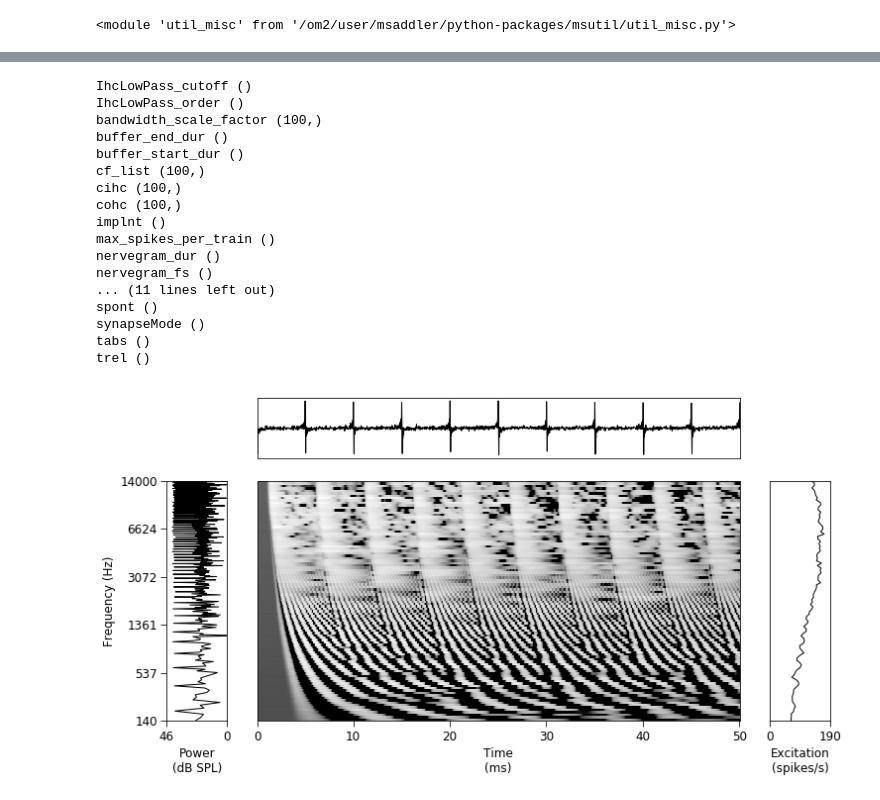
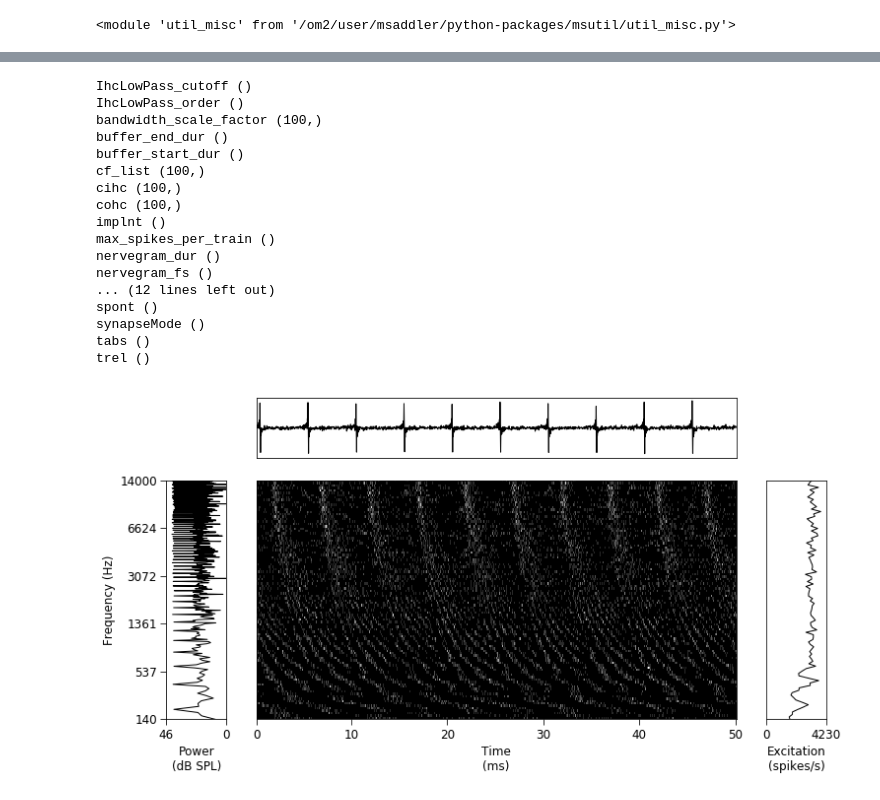
Before and after one commit to msaddler/bez2018model, a Jupyter notebook: notebook_figures_bez2018model.ipynb, the cells around one changed output, grey strips where cells are left out. Drawn from its saved outputs; the diff is of its cells as text; code cells hidden in the pictures.

```diff
--- a/notebook_figures_bez2018model.ipynb
+++ b/notebook_figures_bez2018model.ipynb
@@ -213,6 +215,6 @@ plt.show()
 # %%
 sr = 32000
-t = np.arange(0, 0.050, 1/sr)
+t = np.arange(0, 0.150, 1/sr)
 f0 = 200
 snr = 10
 dBSPL = 60
@@ -256,7 +258,7 @@ kwargs_nervegram = {
     'min_cf': 125,
     'max_cf': 14e3,
     'max_spikes_per_train': 500,
-    'num_spike_trains': 1,
+    'num_spike_trains': 20,
     'cohc': 1.0,
     'cihc': 1.0,
     'IhcLowPass_cutoff': 3000,
@@ -271,8 +273,8 @@ kwargs_nervegram = {
     'return_meanrates': True,
     'return_spike_times': False,
     'return_spike_tensor_sparse': False,
-    'return_spike_tensor_dense': False,
-    'nervegram_spike_tensor_fs': 100e3,
+    'return_spike_tensor_dense': True,
+    'nervegram_spike_tensor_fs': 10e3,
 }
 
 out_dict = bez2018model.nervegram(y, sr, **kwargs_nervegram)
@@ -291,7 +293,7 @@ implnt ()
 max_spikes_per_train ()
 nervegram_dur ()
 nervegram_fs ()
-... (11 lines left out)
+... (12 lines left out)
 spont ()
 synapseMode ()
 tabs ()
@@ -299,31 +301,33 @@ trel ()
 # %%
 figsize=(12, 6)
 nrows=2
 ncols=3
 gridspec_kw = {
     'wspace': 0.15,
     'hspace': 0.15,
     'width_ratios': [1, 8, 1],
     'height_ratios': [1, 4],
 }
 
 waveform = out_dict['signal']
 sr_waveform = out_dict['signal_fs']
 nervegram = out_dict['nervegram_meanrates']
 sr_nervegram = out_dict['nervegram_fs']
+nervegram = np.sum(out_dict['nervegram_spike_tensor_dense'], axis=0)
+sr_nervegram = out_dict['nervegram_spike_tensor_fs']
 
 fig, ax_arr = plt.subplots(nrows=nrows, ncols=ncols, figsize=figsize, gridspec_kw=gridspec_kw)
 util_figures.make_stimulus_summary_plot(
     ax_arr,
     ax_idx_waveform=1,
     ax_idx_spectrum=3,
     ax_idx_nervegram=4,
     ax_idx_excitation=5,
     waveform=waveform,
     nervegram=nervegram,
     sr_waveform=sr_waveform,
     sr_nervegram=sr_nervegram,
     cfs=out_dict['cf_list'])
 plt.show()
 # %% [output]
-[figure, old version]
+[figure, new version]
```
Also changed, not shown: parts of 5 cells of this notebook.
